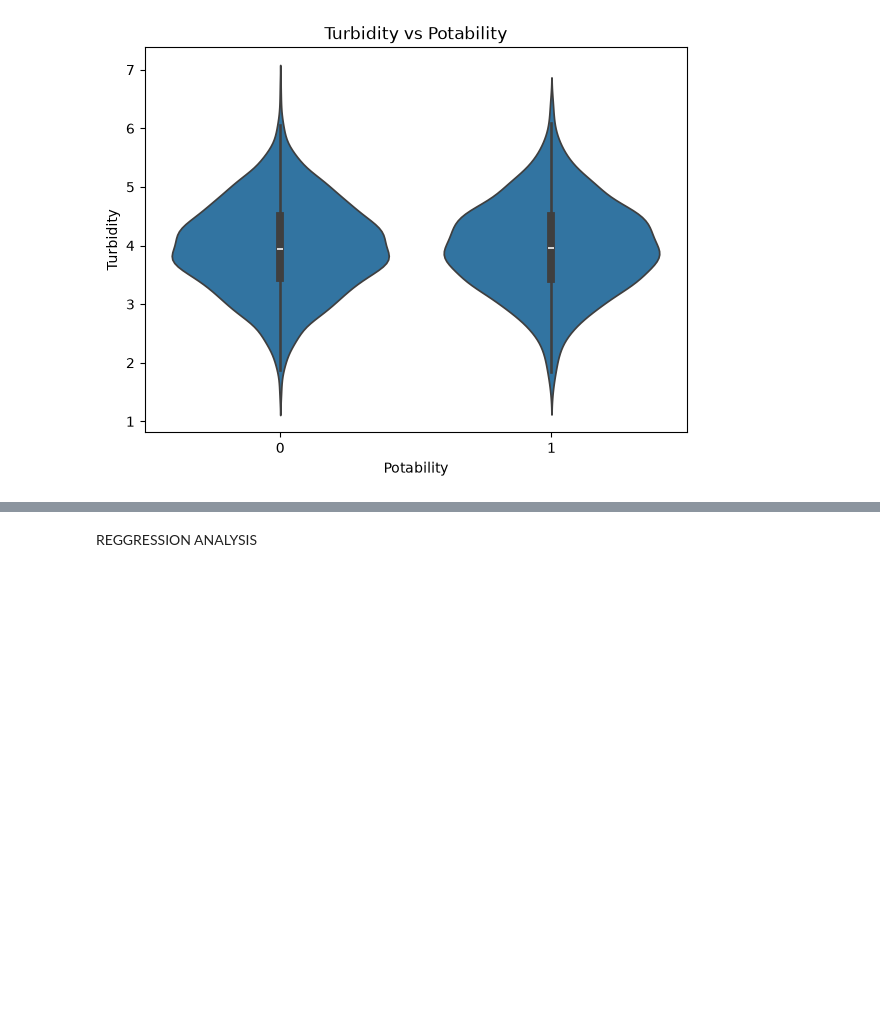
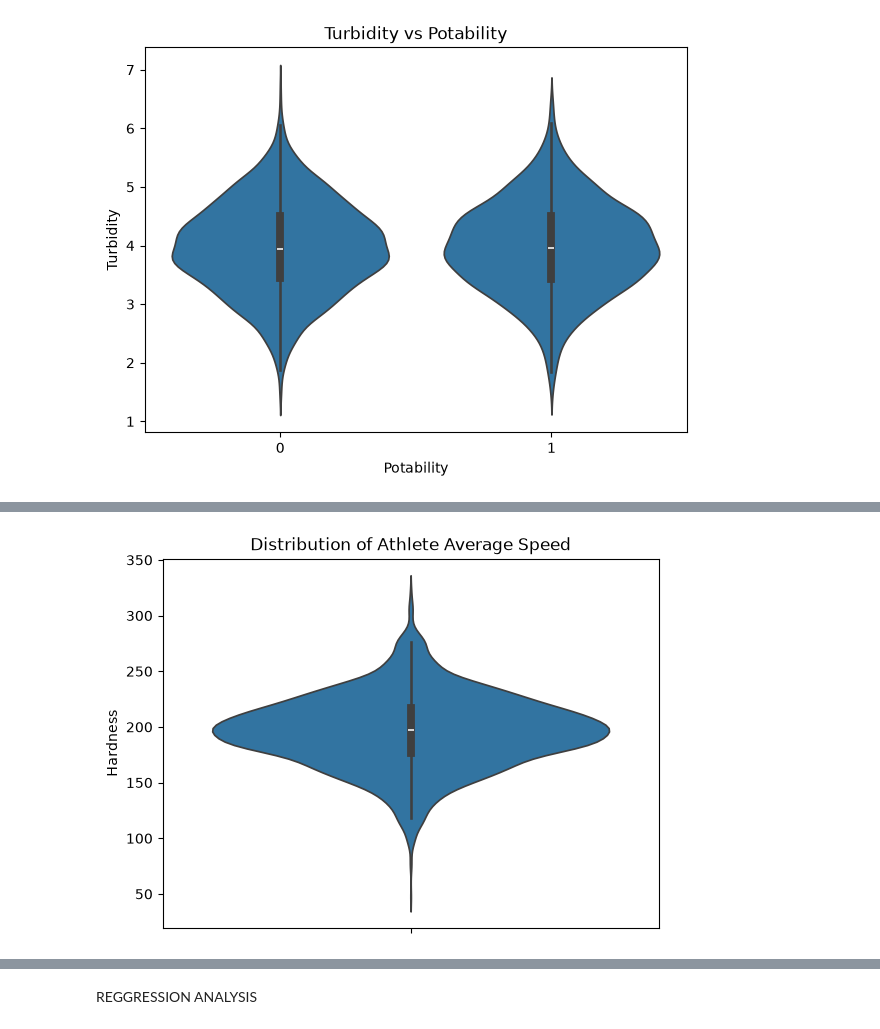
Before and after one commit to mehdiigouch/WATER-POTABILITY-USING-ML-PROJECT_V2, a Jupyter notebook: ANALYSIS/EDA.ipynb, the cells around one changed output, grey strips where cells are left out. Cells and saved outputs as stored; diff of their text form; code cells hidden in the pictures; blank space fills up the shorter version.

```diff
--- a/ANALYSIS/EDA.ipynb
+++ b/ANALYSIS/EDA.ipynb
@@ -499,0 +556,10 @@ for feature in features:
+# %%
+sns.violinplot(
+    data=df,
+    y="Hardness"
+)
+
+plt.title("Distribution of Athlete Average Speed")
+plt.show()
+# %% [output]
+[figure, added]
```
Also changed, not shown: parts of 9 cells of this notebook.
